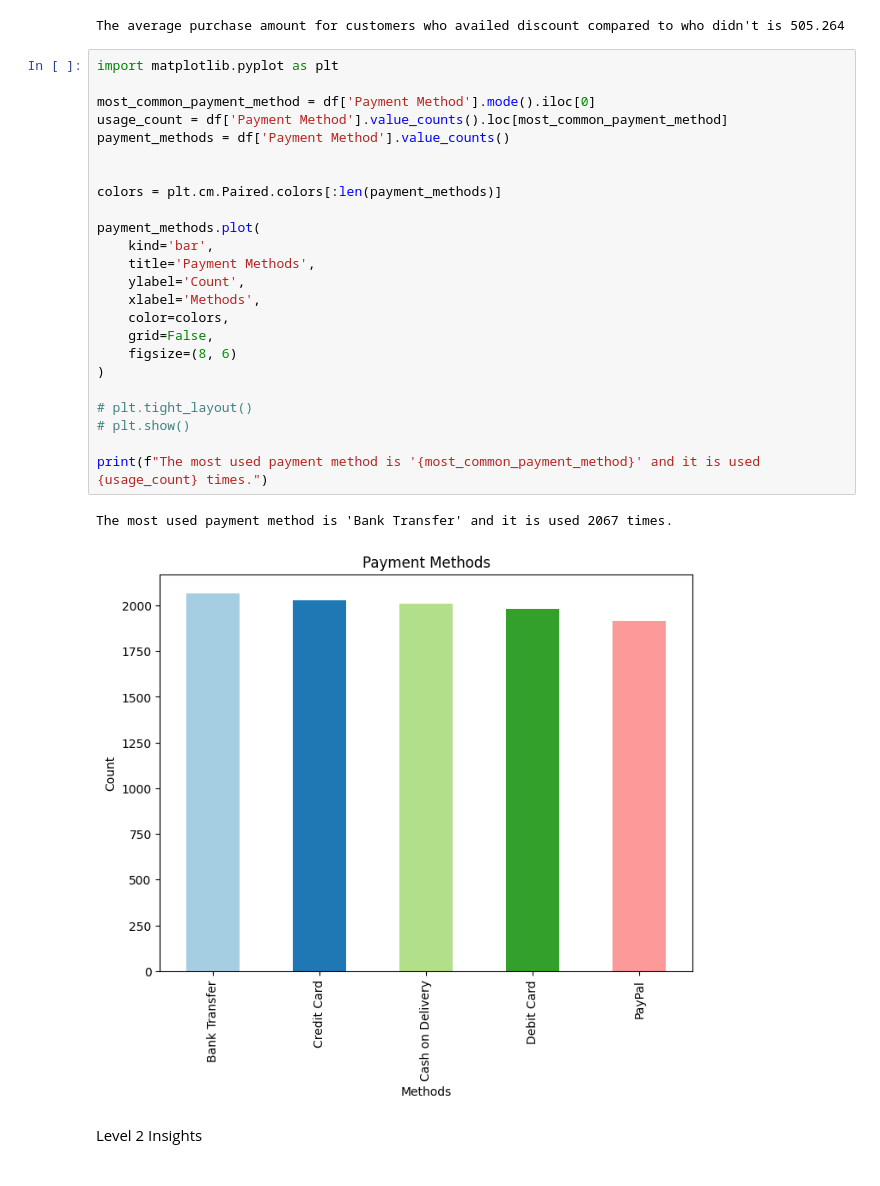
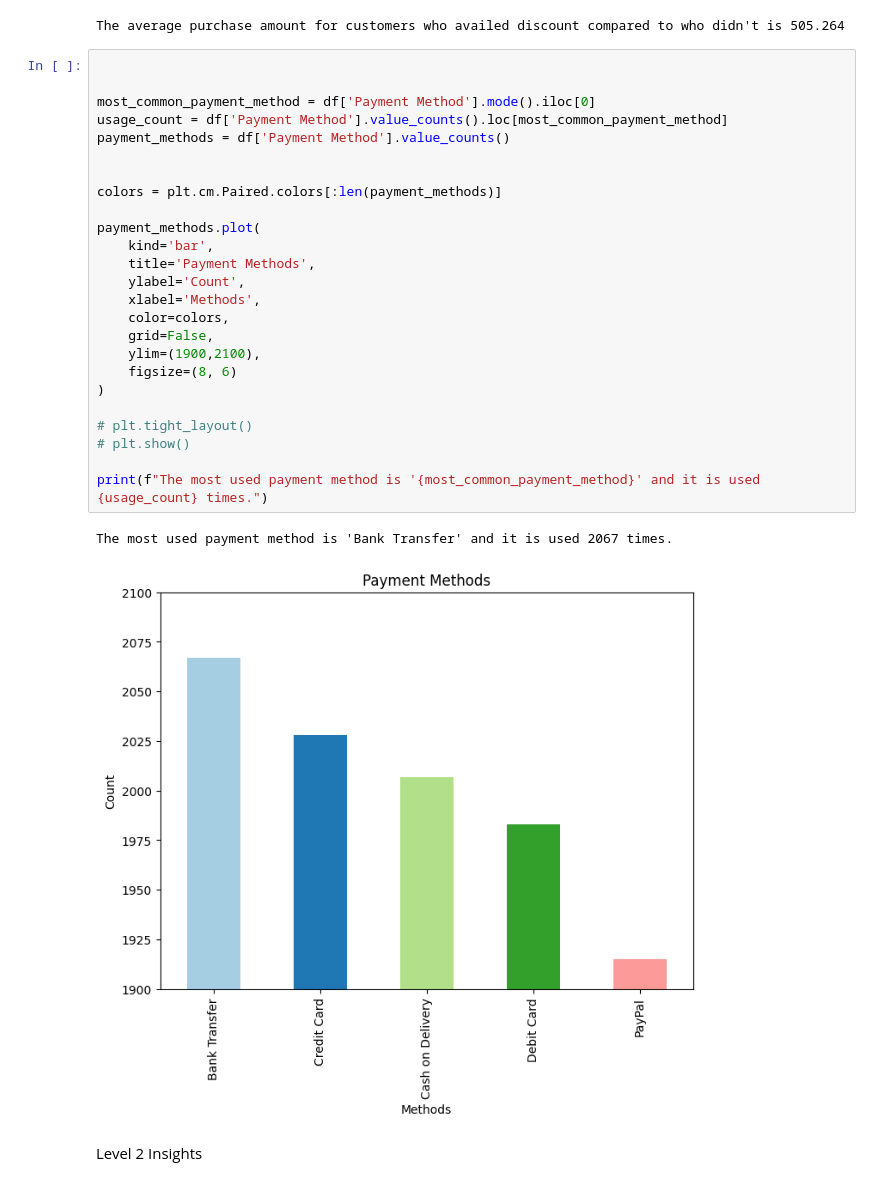
Before and after one commit to Nokibulofficial18/Data-Solution-360, a Jupyter notebook: Python Module/Final Assignment/assignment.ipynb, the cells around one changed output. Drawn from its saved outputs; the diff is of its cells as text.

```diff
--- a/Python Module/Final Assignment/assignment.ipynb
+++ b/Python Module/Final Assignment/assignment.ipynb
@@ -110,32 +111,33 @@ print(f"The average purchase amount for customers who availed discount compared
 # %% [output]
 The average purchase amount for customers who availed discount compared to who didn't is 505.264
 # %%
-import matplotlib.pyplot as plt
+
 
 most_common_payment_method = df['Payment Method'].mode().iloc[0]
 usage_count = df['Payment Method'].value_counts().loc[most_common_payment_method]
 payment_methods = df['Payment Method'].value_counts()
 
 
 colors = plt.cm.Paired.colors[:len(payment_methods)]
 
 payment_methods.plot(
     kind='bar',
     title='Payment Methods',
     ylabel='Count',
     xlabel='Methods',
     color=colors,
     grid=False,
+    ylim=(1900,2100),
     figsize=(8, 6)
 )
 
 # plt.tight_layout()
 # plt.show()
 
 print(f"The most used payment method is '{most_common_payment_method}' and it is used {usage_count} times.")
 # %% [output]
 The most used payment method is 'Bank Transfer' and it is used 2067 times.
-[figure, old version]
+[figure, new version]
 # %% [markdown]
 Level 2 Insights
 # %%
```
Also changed, not shown: parts of 5 cells of this notebook.
